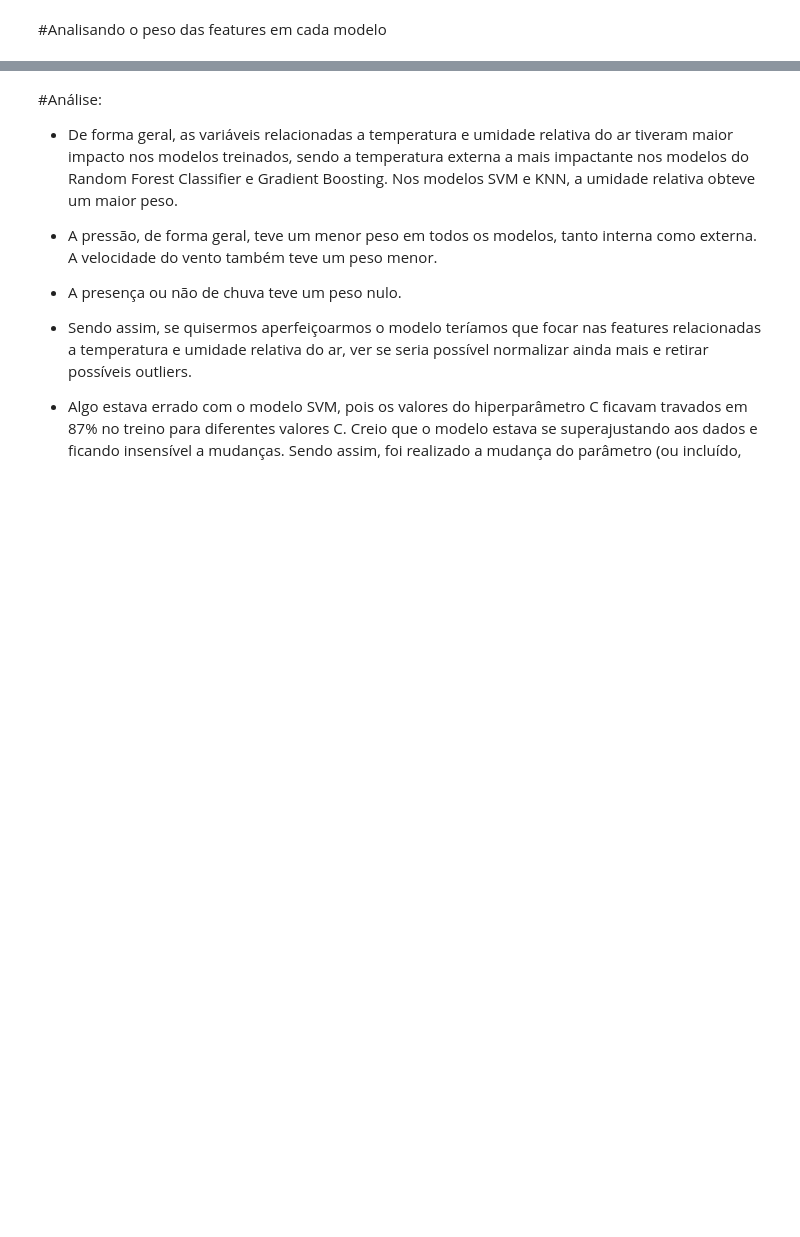
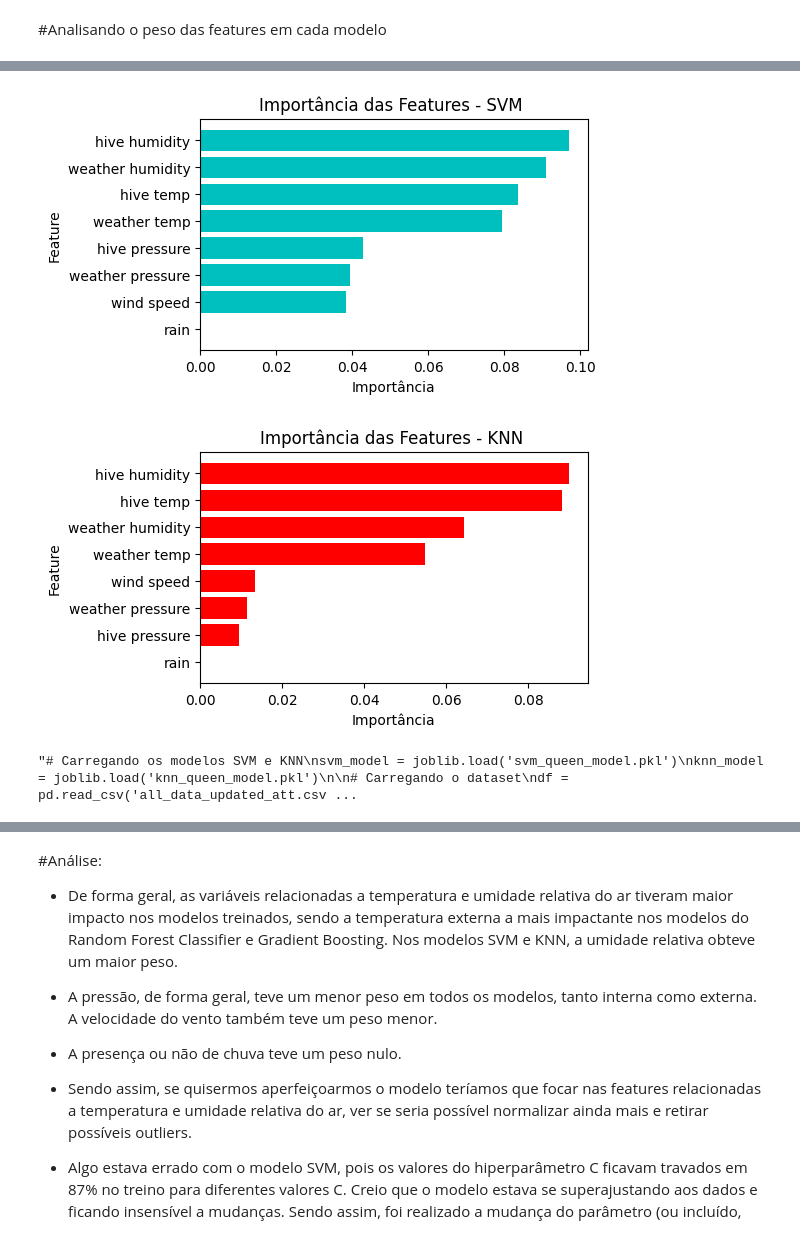
Before and after one commit to matheusbuenowb/Data-Mining-Bee-Colony, a Jupyter notebook: Atividade_IC.ipynb, the cells around one changed output, grey strips where cells are left out. Drawn from its saved outputs; the diff is of its cells as text; code cells hidden in the pictures; blank space fills up the shorter version.

```diff
--- a/Atividade_IC.ipynb
+++ b/Atividade_IC.ipynb
@@ -426,10 +438,41 @@ print('\nPeso das variáveis no Gradiente Boosting\n' , importance_df2)
+# %%
+def analisaFeatures_SVM_KNN(nameArchive, nameModel, color):
+  # Carregando os modelos SVM e KNN
+  model = joblib.load(f'{nameArchive}')
+
+  # Carregando o dataset
+  df = pd.read_csv('all_data_updated_att.csv')  # Substitua pelo nome correto do arquivo
+  features = ['hive temp', 'hive humidity', 'hive pressure', 'weather temp',
+              'weather humidity', 'weather pressure', 'wind speed', 'rain']
+  X = df[features]
+  y = df['queen presence']
+
+  # Calculando a importância das features para o SVM
+  importance = permutation_importance(model, X, y, scoring='accuracy', random_state=42)
+  feature_importances = importance.importances_mean
+
+  # Criando DataFrame para visualização
+  importance_df = pd.DataFrame({'Feature': features, 'Importance': feature_importances})
+  importance_df = importance_df.sort_values(by='Importance', ascending=False)
+
+  #Plotando
+  plt.figure(figsize=(5, 3))
+  plt.barh(importance_df['Feature'], importance_df['Importance'], color=f'{color}')
+  plt.xlabel('Importância')
+  plt.ylabel('Feature')
+  plt.title(f'Importância das Features - {nameModel} ')
+  plt.gca().invert_yaxis()  # Inverte a ordem para ficar da maior para a menor
+  plt.show()
 # %%
 from sklearn.inspection import permutation_importance
 import joblib
 import pandas as pd
 import matplotlib.pyplot as plt
 
-# Carregando os modelos SVM e KNN
+analisaFeatures_SVM_KNN('svm_queen_model.pkl', 'SVM', 'c')
+analisaFeatures_SVM_KNN('knn_queen_model.pkl', 'KNN', 'r')
+
+'''# Carregando os modelos SVM e KNN
 svm_model = joblib.load('svm_queen_model.pkl')
 knn_model = joblib.load('knn_queen_model.pkl')
 
@@ -448,34 +491,38 @@ svm_feature_importances = svm_importance.importances_mean
 knn_importance = permutation_importance(knn_model, X, y, scoring='accuracy', random_state=42)
 knn_feature_importances = knn_importance.importances_mean
 
 # Criando DataFrame para visualização
 importance_df_svm = pd.DataFrame({'Feature': features, 'Importance': svm_feature_importances})
 importance_df_svm = importance_df_svm.sort_values(by='Importance', ascending=False)
 
 importance_df_knn = pd.DataFrame({'Feature': features, 'Importance': knn_feature_importances})
 importance_df_knn = importance_df_knn.sort_values(by='Importance', ascending=False)
 
 # Plotando as importâncias das features para SVM e KNN
 fig, ax = plt.subplots(1, 2, figsize=(14, 6))
 
 #Gráfico SVM
 ax[0].barh(importance_df_svm['Feature'], importance_df_svm['Importance'], color='g')
 ax[0].set_xlabel('Importância')
 ax[0].set_ylabel('Feature')
 ax[0].set_title('Importância das Features - SVM')
 
 #Gráfico KNN
 ax[1].barh(importance_df_knn['Feature'], importance_df_knn['Importance'], color='r')
 ax[1].set_xlabel('Importância')
 ax[1].set_ylabel('Feature')
 ax[1].set_title('Importância das Features - KNN')
 
 # Invertendo o eixo Y para exibir a maior importância no topo
 for axis in ax:
     axis.invert_yaxis()
 
 plt.tight_layout()
-plt.show()
+plt.show()'''
+# %% [output]
+[figure, added]
+[figure, added]
+"# Carregando os modelos SVM e KNN\nsvm_model = joblib.load('svm_queen_model.pkl')\nknn_model = joblib.load('knn_queen_model.pkl')\n\n# Carregando o dataset\ndf = pd.read_csv('all_data_updated_att.csv ...
 # %%
 importance_df_knn
 #Formato peso de +-30%
```
Also changed, not shown: parts of 5 cells of this notebook.
